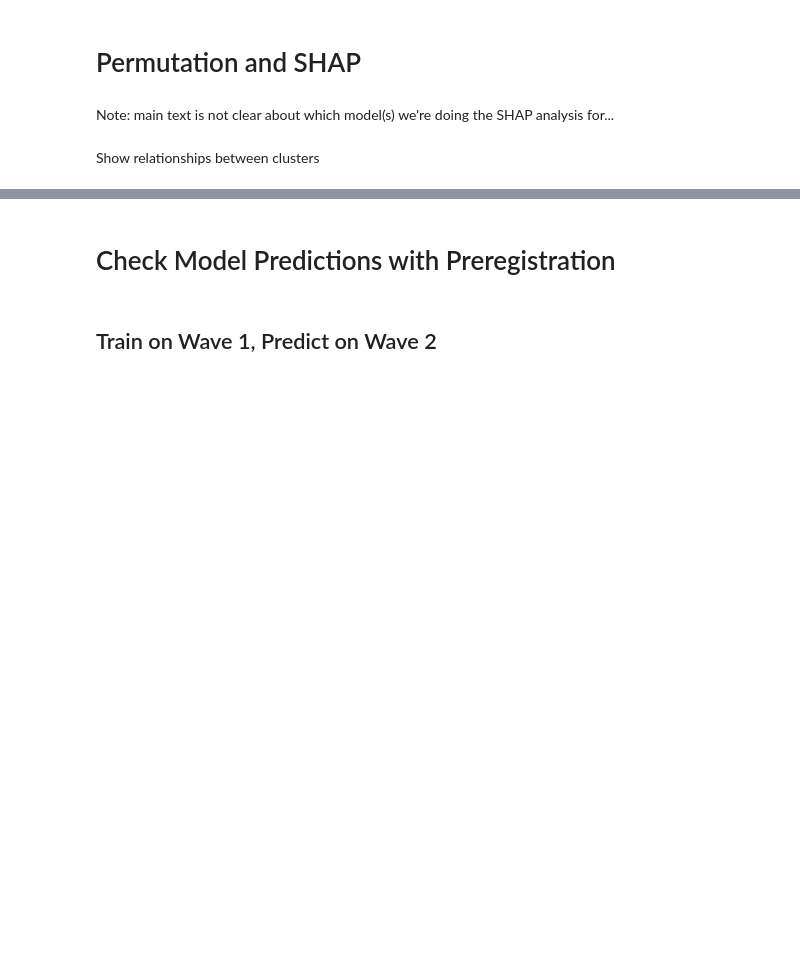
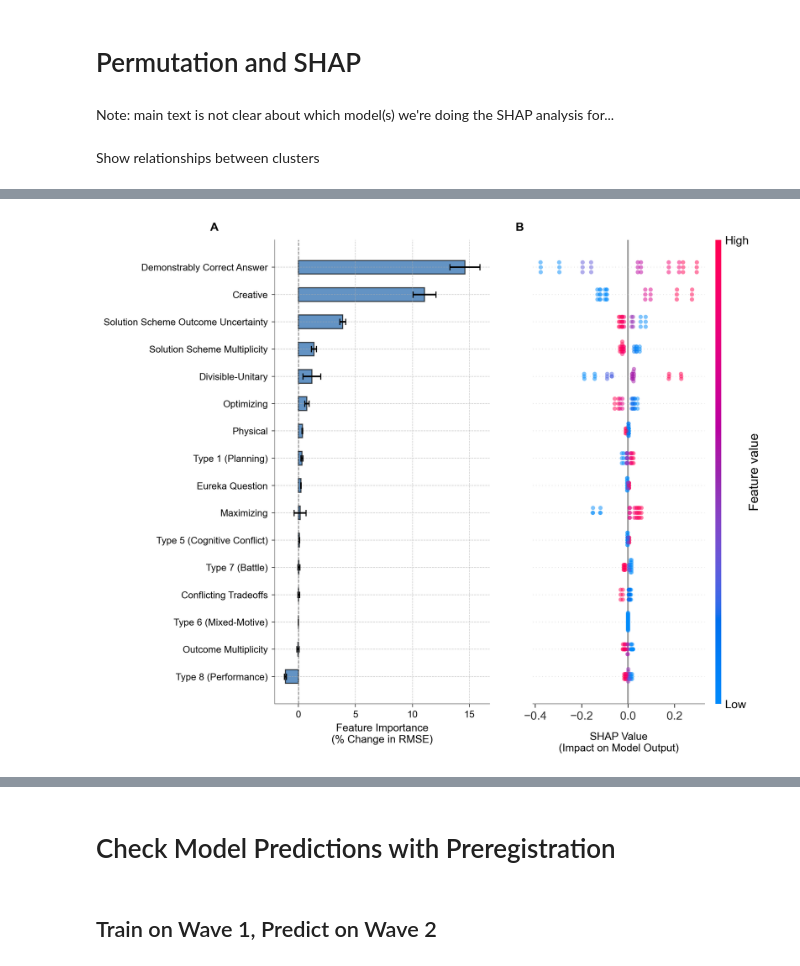
Before and after one commit to alicexcai/ontology-groupprediction, a Jupyter notebook: scripts/models.ipynb, the cells around one changed output, grey strips where cells are left out. Saved outputs shown, nothing was run; the diff lists cells and outputs as text; code cells hidden in the pictures; blank space fills up the shorter version.

```diff
--- a/scripts/models.ipynb
+++ b/scripts/models.ipynb
@@ -1296,6 +1315,9 @@ def model_predict(fitted_model, X, model_type):
 		return fitted_model.predict(X)
 	elif model_type == "NN":
 		return fitted_model.predict(X).flatten()
+	elif model_type == "E-Net":
+		X = add_interactions(X)
+		return fitted_model.predict(X)
 # %%
 def plot_combined_feature_importance(
 	model, wave_a_data, wave_b_data, ivs, dv_type, model_type,
@@ -1457,4 +1479,17 @@ def plot_combined_feature_importance(
 	plt.tight_layout()
 	plt.savefig(save_path, dpi=300, bbox_inches='tight', metadata={'Creator': 'Matplotlib'})
 	plt.show()
+# %%
+# ENet with interactions - Weak Synergy (Train Waves 1-2, Predict Wave 3)
+plot_combined_feature_importance(
+	model = MODELS["Task Space"]["E-Net"]["Wave 2"]["weak"],
+	wave_a_data = TRAIN_TEST_DATA["Wave 2"]["train"],
+	wave_b_data = TRAIN_TEST_DATA["Wave 2"]["test"],
+	ivs = basic_IVs,
+	dv_type = "weak",
+	model_type = "E-Net",
+	save_path = '../outputs/combined_importance_enet_weak_wave3.png'
+)
+# %% [output]
+[figure, added]
 # %%
```
Also changed, not shown: parts of 18 cells of this notebook, 2 other files.
